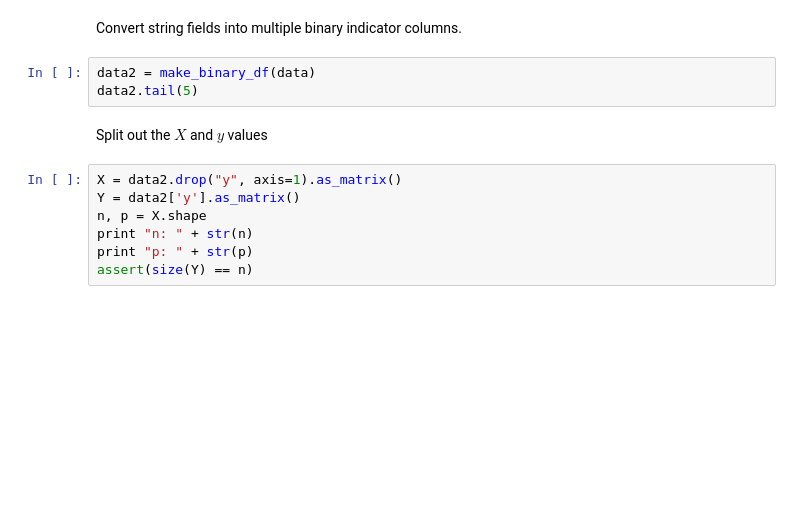
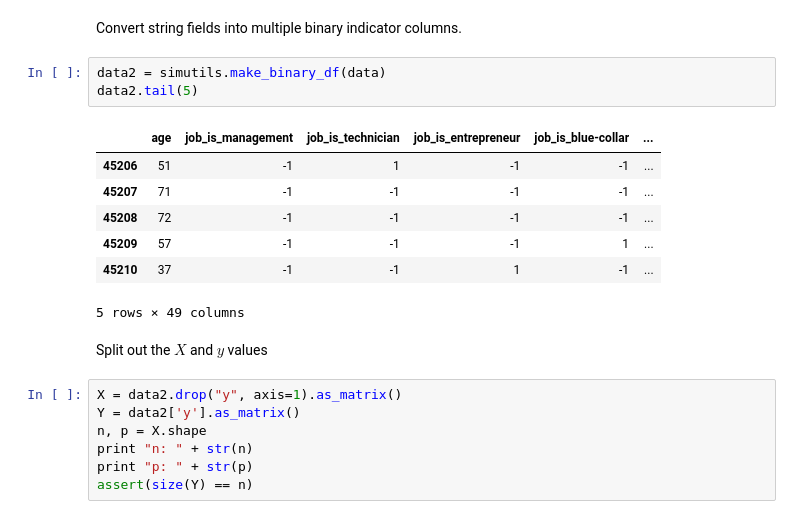
Before and after one commit to pbailis/fast-tpcc-repo, a Jupyter notebook: pysim/sklearn/DataTesting.ipynb, the cells around one changed output. Drawn from its saved outputs; the diff is of its cells as text; blank space fills up the shorter version.

```diff
--- a/pysim/sklearn/DataTesting.ipynb
+++ b/pysim/sklearn/DataTesting.ipynb
@@ -72,8 +81,16 @@ data.tail(5)
 # %% [markdown]
 Convert string fields into multiple binary indicator columns.
 # %%
-data2 = make_binary_df(data)
+data2 = simutils.make_binary_df(data)
 data2.tail(5)
+# %% [output]
+|  | age | job_is_management | job_is_technician | job_is_entrepreneur | job_is_blue-collar | ... |
+| 45206 | 51 | -1 | 1 | -1 | -1 | ... |
+| 45207 | 71 | -1 | -1 | -1 | -1 | ... |
+| 45208 | 72 | -1 | -1 | -1 | -1 | ... |
+| 45209 | 57 | -1 | -1 | -1 | 1 | ... |
+| 45210 | 37 | -1 | -1 | 1 | -1 | ... |
+5 rows × 49 columns
 # %% [markdown]
 Split out the $X$ and $y$ values
 # %%
```
Also changed, not shown: parts of 26 cells of this notebook, 1 other file.
